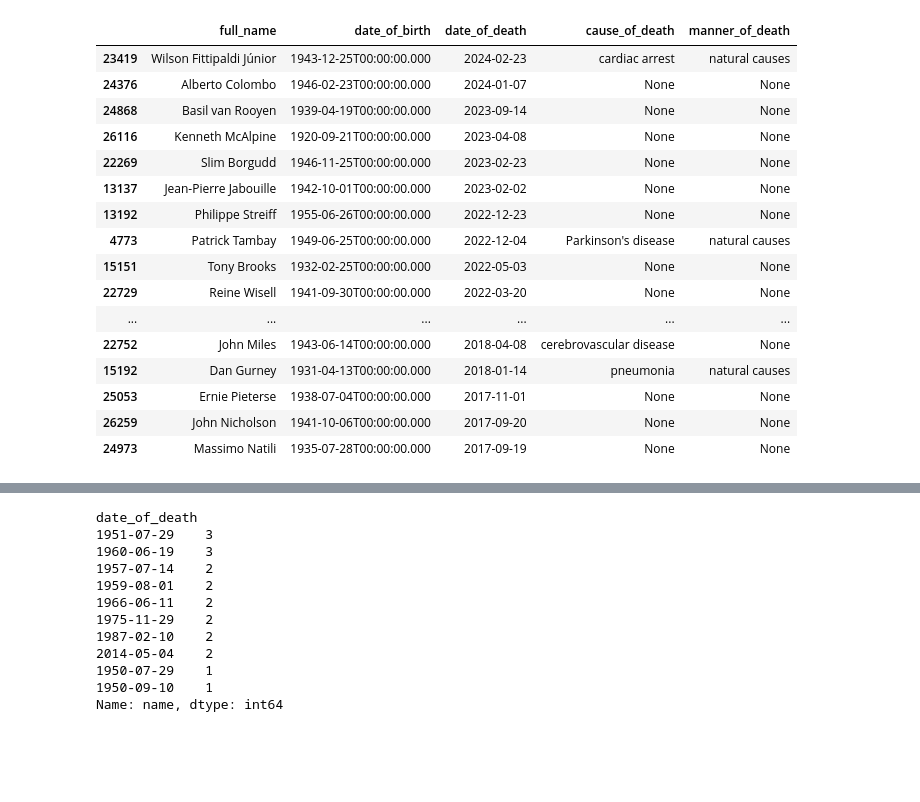
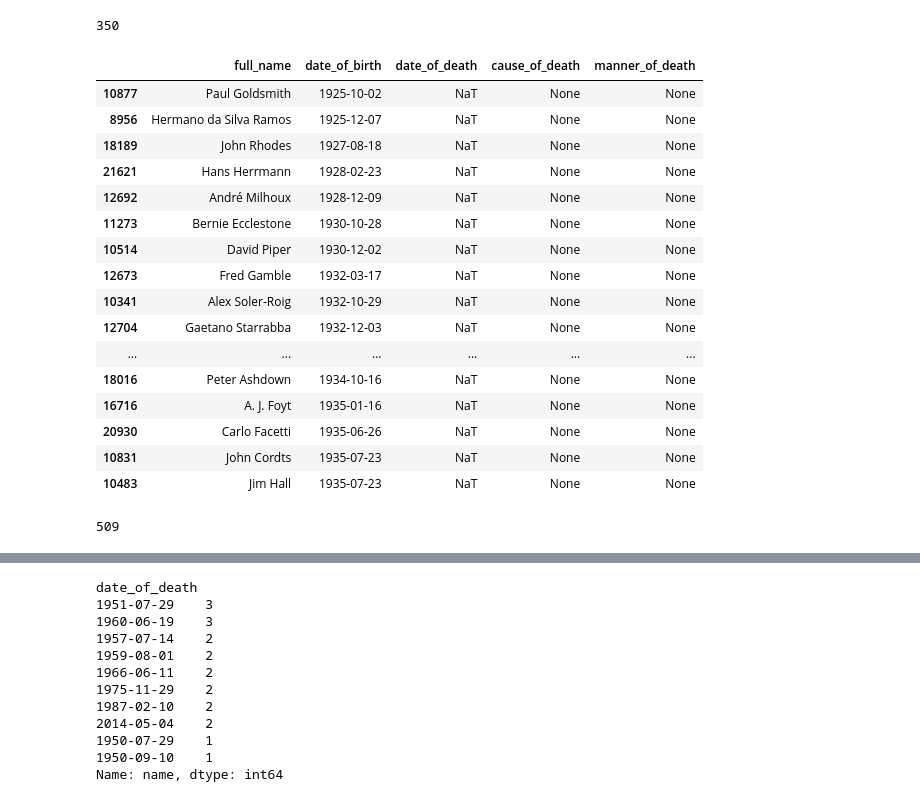
Before and after one commit to michalkasparek/f1-stats, a Jupyter notebook: 102_causes_of_death.ipynb, the cells around one changed output, grey strips where cells are left out. Drawn from its saved outputs; the diff is of its cells as text; code cells hidden in the pictures; blank space fills up the shorter version.

```diff
--- a/102_causes_of_death.ipynb
+++ b/102_causes_of_death.ipynb
@@ -121,20 +17,30 @@ results['cause_of_death'].drop_duplicates().to_list()
-# %%
-results[results['full_name'].isin(dead)][['full_name','date_of_birth','date_of_death','cause_of_death','manner_of_death']].drop_duplicates().sort_values(by='date_of_death',ascending=False).head(50)
-# %% [output]
-|  | full_name | date_of_birth | date_of_death | cause_of_death | manner_of_death |
-| 23419 | Wilson Fittipaldi Júnior | 1943-12-25T00:00:00.000 | 2024-02-23 | cardiac arrest | natural causes |
-| 24376 | Alberto Colombo | 1946-02-23T00:00:00.000 | 2024-01-07 | None | None |
-| 24868 | Basil van Rooyen | 1939-04-19T00:00:00.000 | 2023-09-14 | None | None |
-| 26116 | Kenneth McAlpine | 1920-09-21T00:00:00.000 | 2023-04-08 | None | None |
-| 22269 | Slim Borgudd | 1946-11-25T00:00:00.000 | 2023-02-23 | None | None |
-| 13137 | Jean-Pierre Jabouille | 1942-10-01T00:00:00.000 | 2023-02-02 | None | None |
-| 13192 | Philippe Streiff | 1955-06-26T00:00:00.000 | 2022-12-23 | None | None |
-| 4773 | Patrick Tambay | 1949-06-25T00:00:00.000 | 2022-12-04 | Parkinson's disease | natural causes |
-| 15151 | Tony Brooks | 1932-02-25T00:00:00.000 | 2022-05-03 | None | None |
-| 22729 | Reine Wisell | 1941-09-30T00:00:00.000 | 2022-03-20 | None | None |
-| ... | ... | ... | ... | ... | ... |
-| 22752 | John Miles | 1943-06-14T00:00:00.000 | 2018-04-08 | cerebrovascular disease | None |
-| 15192 | Dan Gurney | 1931-04-13T00:00:00.000 | 2018-01-14 | pneumonia | natural causes |
-| 25053 | Ernie Pieterse | 1938-07-04T00:00:00.000 | 2017-11-01 | None | None |
-| 26259 | John Nicholson | 1941-10-06T00:00:00.000 | 2017-09-20 | None | None |
-| 24973 | Massimo Natili | 1935-07-28T00:00:00.000 | 2017-09-19 | None | None |
+# %%
+living = results[results['date_of_death'].apply(lambda x: "-" not in str(x))]['full_name'].drop_duplicates().to_list()
+len(living)
+# %% [output]
+350
+# %%
+results[results['full_name'].isin(living)].sort_values(by='date_of_birth')[['full_name','date_of_birth','date_of_death','cause_of_death','manner_of_death']].drop_duplicates().head(20)
+# %% [output]
+|  | full_name | date_of_birth | date_of_death | cause_of_death | manner_of_death |
+| 10877 | Paul Goldsmith | 1925-10-02 | NaT | None | None |
+| 8956 | Hermano da Silva Ramos | 1925-12-07 | NaT | None | None |
+| 18189 | John Rhodes | 1927-08-18 | NaT | None | None |
+| 21621 | Hans Herrmann | 1928-02-23 | NaT | None | None |
+| 12692 | André Milhoux | 1928-12-09 | NaT | None | None |
+| 11273 | Bernie Ecclestone | 1930-10-28 | NaT | None | None |
+| 10514 | David Piper | 1930-12-02 | NaT | None | None |
+| 12673 | Fred Gamble | 1932-03-17 | NaT | None | None |
+| 10341 | Alex Soler-Roig | 1932-10-29 | NaT | None | None |
+| 12704 | Gaetano Starrabba | 1932-12-03 | NaT | None | None |
+| ... | ... | ... | ... | ... | ... |
+| 18016 | Peter Ashdown | 1934-10-16 | NaT | None | None |
+| 16716 | A. J. Foyt | 1935-01-16 | NaT | None | None |
+| 20930 | Carlo Facetti | 1935-06-26 | NaT | None | None |
+| 10831 | John Cordts | 1935-07-23 | NaT | None | None |
+| 10483 | Jim Hall | 1935-07-23 | NaT | None | None |
+# %%
+dead = results[results['date_of_death'].notnull()]['full_name'].drop_duplicates().to_list()
+len(dead)
+# %% [output]
+509
```
Also changed, not shown: parts of 28 cells of this notebook, 7 other files.
